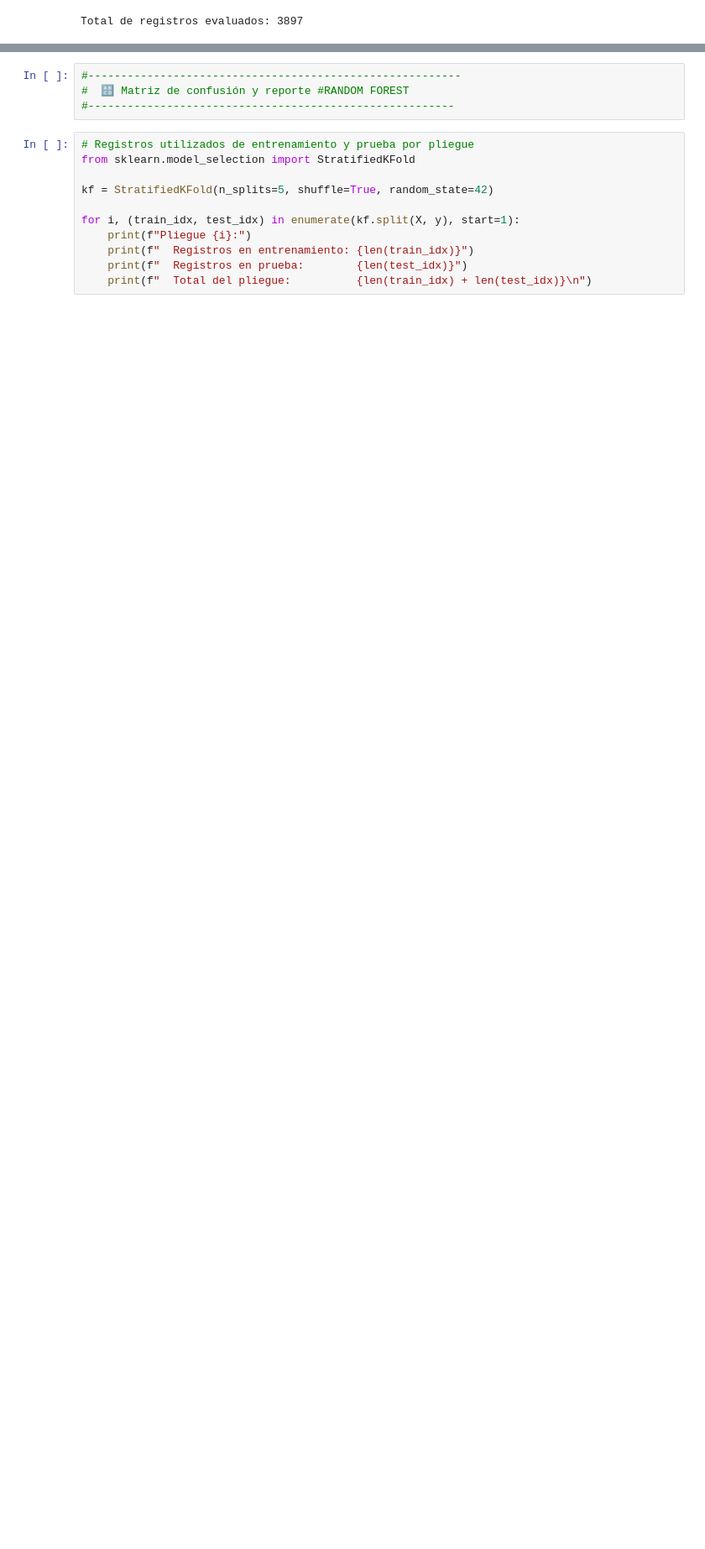
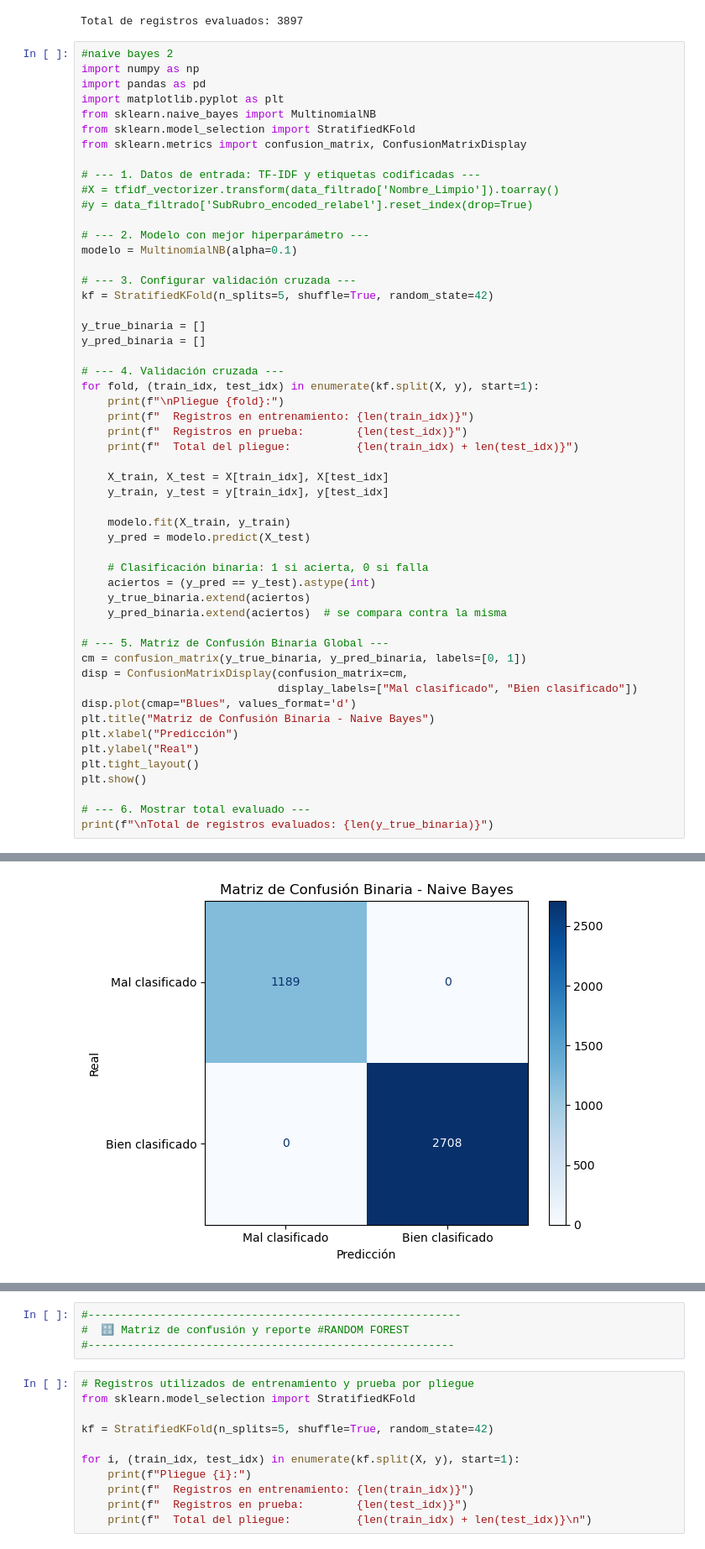
Before and after one commit to rociovanesa/TesisMaestriaCienciasdeDatos, a Jupyter notebook: TesisV2-4.ipynb, the cells around one changed output, grey strips where cells are left out. Shown: that part at 84% size. Cells and saved outputs as stored; diff of their text form; blank space fills up the shorter version.

```diff
--- a/TesisV2-4.ipynb
+++ b/TesisV2-4.ipynb
@@ -1516,3 +1570,57 @@ print(f"\nTotal de registros evaluados: {len(y_true_binario)}")
 # %% [output]
 [figure]
 Total de registros evaluados: 3897
+# %%
+#naive bayes 2
+import numpy as np
+import pandas as pd
+import matplotlib.pyplot as plt
+from sklearn.naive_bayes import MultinomialNB
+from sklearn.model_selection import StratifiedKFold
+from sklearn.metrics import confusion_matrix, ConfusionMatrixDisplay
+
+# --- 1. Datos de entrada: TF-IDF y etiquetas codificadas ---
+#X = tfidf_vectorizer.transform(data_filtrado['Nombre_Limpio']).toarray()
+#y = data_filtrado['SubRubro_encoded_relabel'].reset_index(drop=True)
+
+# --- 2. Modelo con mejor hiperparámetro ---
+modelo = MultinomialNB(alpha=0.1)
+
+# --- 3. Configurar validación cruzada ---
+kf = StratifiedKFold(n_splits=5, shuffle=True, random_state=42)
+
+y_true_binaria = []
+y_pred_binaria = []
+
+# --- 4. Validación cruzada ---
+for fold, (train_idx, test_idx) in enumerate(kf.split(X, y), start=1):
+    print(f"\nPliegue {fold}:")
+    print(f"  Registros en entrenamiento: {len(train_idx)}")
+    print(f"  Registros en prueba:        {len(test_idx)}")
+    print(f"  Total del pliegue:          {len(train_idx) + len(test_idx)}")
+
+    X_train, X_test = X[train_idx], X[test_idx]
+    y_train, y_test = y[train_idx], y[test_idx]
+
+    modelo.fit(X_train, y_train)
+    y_pred = modelo.predict(X_test)
+
+    # Clasificación binaria: 1 si acierta, 0 si falla
+    aciertos = (y_pred == y_test).astype(int)
+    y_true_binaria.extend(aciertos)
+    y_pred_binaria.extend(aciertos)  # se compara contra la misma
+
+# --- 5. Matriz de Confusión Binaria Global ---
+cm = confusion_matrix(y_true_binaria, y_pred_binaria, labels=[0, 1])
+disp = ConfusionMatrixDisplay(confusion_matrix=cm,
+                              display_labels=["Mal clasificado", "Bien clasificado"])
+disp.plot(cmap="Blues", values_format='d')
+plt.title("Matriz de Confusión Binaria - Naive Bayes")
+plt.xlabel("Predicción")
+plt.ylabel("Real")
+plt.tight_layout()
+plt.show()
+
+# --- 6. Mostrar total evaluado ---
+print(f"\nTotal de registros evaluados: {len(y_true_binaria)}")
+# %% [output]
@@ -1518,0 +1644 @@ Total de registros evaluados: 3897
+[figure, added]
```
Also changed, not shown: parts of 12 cells of this notebook.
